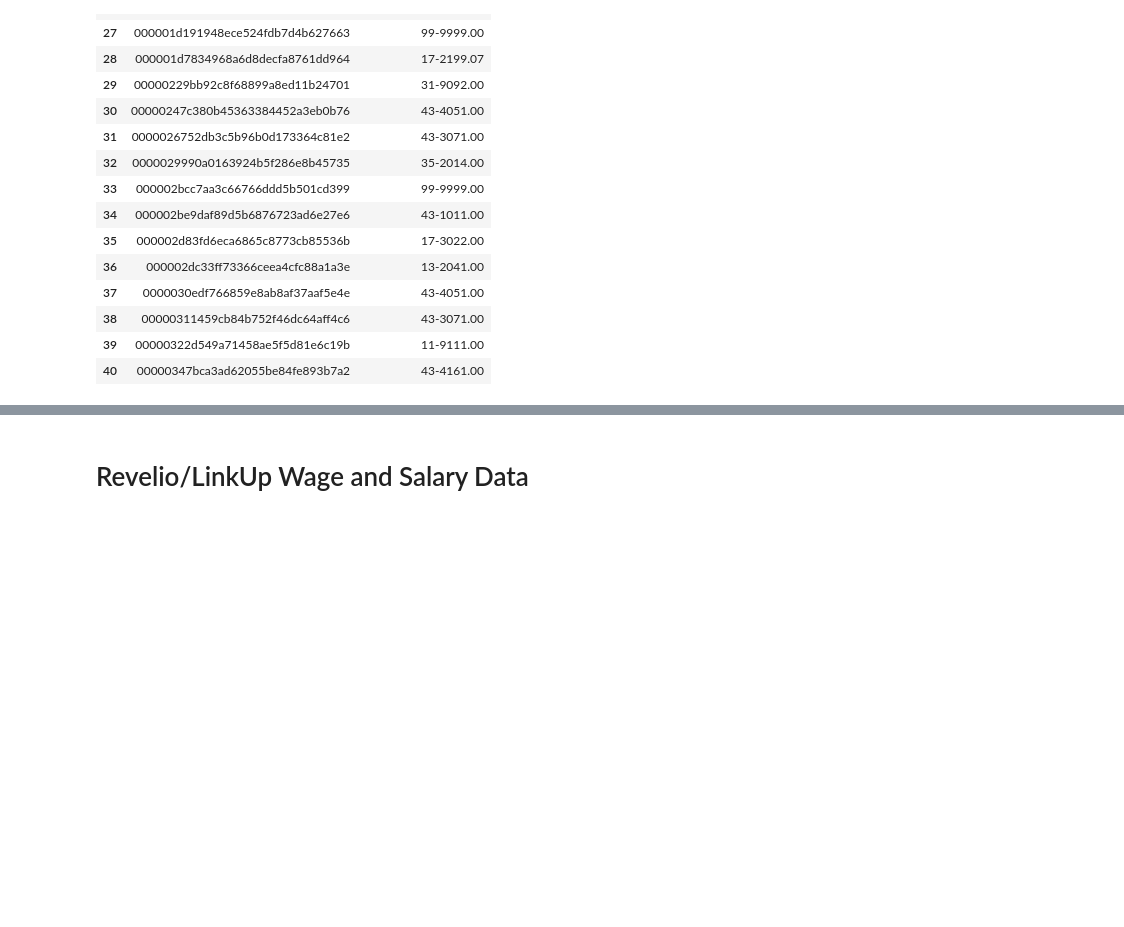
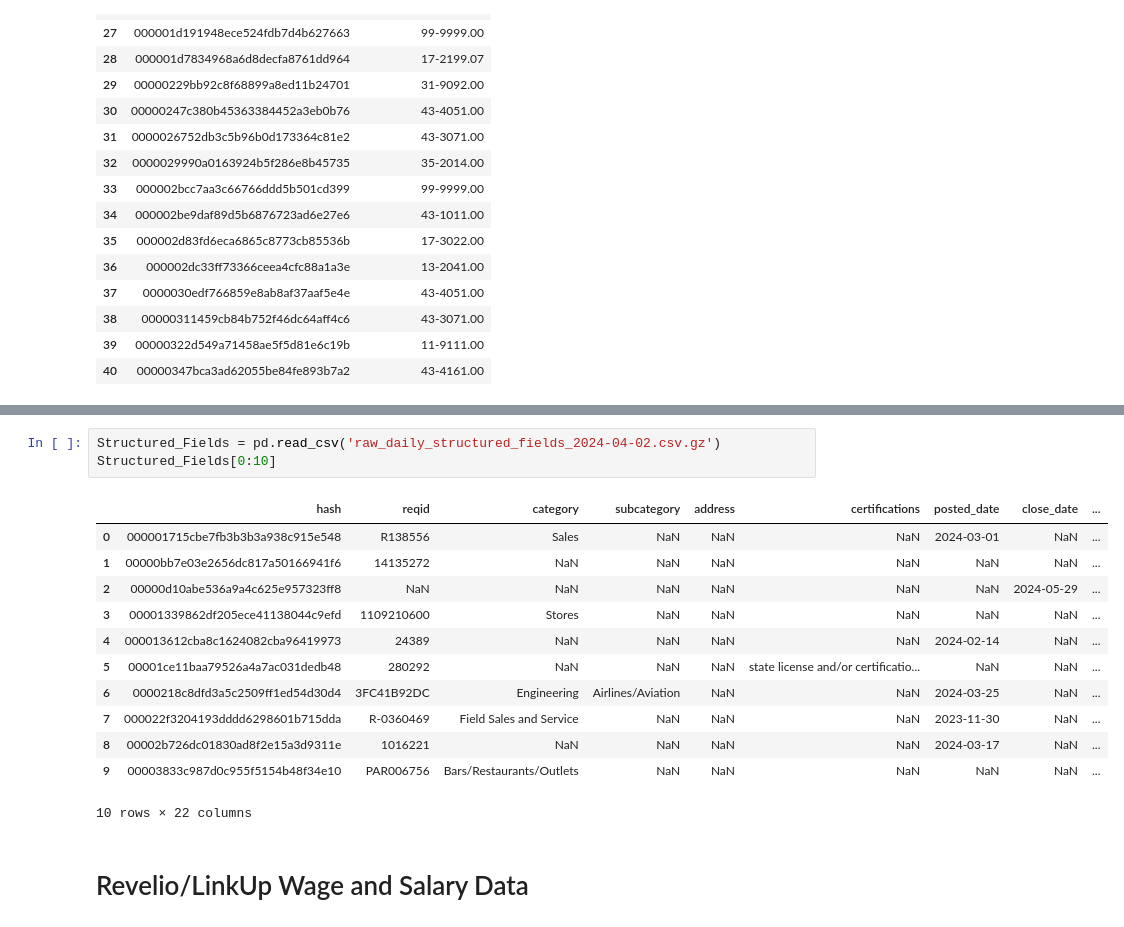
Before and after one commit to LinkUp/Job-Market-Data, a Jupyter notebook: Product Documentation/Product Onboarding.ipynb, the cells around one changed output, grey strips where cells are left out. Drawn from its saved outputs; the diff is of its cells as text; blank space fills up the shorter version.

```diff
--- a/Product Documentation/Product Onboarding.ipynb
+++ b/Product Documentation/Product Onboarding.ipynb
@@ -73,3 +81,19 @@ OnetTaxonomy2019[26:41]
+# %%
+Structured_Fields = pd.read_csv('raw_daily_structured_fields_2024-04-02.csv.gz')
+Structured_Fields[0:10]
+# %% [output]
+|  | hash | reqid | category | subcategory | address | certifications | posted_date | close_date | ... |
+| 0 | 000001715cbe7fb3b3b3a938c915e548 | R138556 | Sales | NaN | NaN | NaN | 2024-03-01 | NaN | ... |
+| 1 | 00000bb7e03e2656dc817a50166941f6 | 14135272 | NaN | NaN | NaN | NaN | NaN | NaN | ... |
+| 2 | 00000d10abe536a9a4c625e957323ff8 | NaN | NaN | NaN | NaN | NaN | NaN | 2024-05-29 | ... |
+| 3 | 00001339862df205ece41138044c9efd | 1109210600 | Stores | NaN | NaN | NaN | NaN | NaN | ... |
+| 4 | 000013612cba8c1624082cba96419973 | 24389 | NaN | NaN | NaN | NaN | 2024-02-14 | NaN | ... |
+| 5 | 00001ce11baa79526a4a7ac031dedb48 | 280292 | NaN | NaN | NaN | state license and/or certificatio... | NaN | NaN | ... |
+| 6 | 0000218c8dfd3a5c2509ff1ed54d30d4 | 3FC41B92DC | Engineering | Airlines/Aviation | NaN | NaN | 2024-03-25 | NaN | ... |
+| 7 | 000022f3204193dddd6298601b715dda | R-0360469 | Field Sales and Service | NaN | NaN | NaN | 2023-11-30 | NaN | ... |
+| 8 | 00002b726dc01830ad8f2e15a3d9311e | 1016221 | NaN | NaN | NaN | NaN | 2024-03-17 | NaN | ... |
+| 9 | 00003833c987d0c955f5154b48f34e10 | PAR006756 | Bars/Restaurants/Outlets | NaN | NaN | NaN | NaN | NaN | ... |
+10 rows × 22 columns
 # %% [markdown]
 # Revelio/LinkUp Wage and Salary Data
 # %% [markdown]
```
Also changed, not shown: parts of 2 cells of this notebook.
